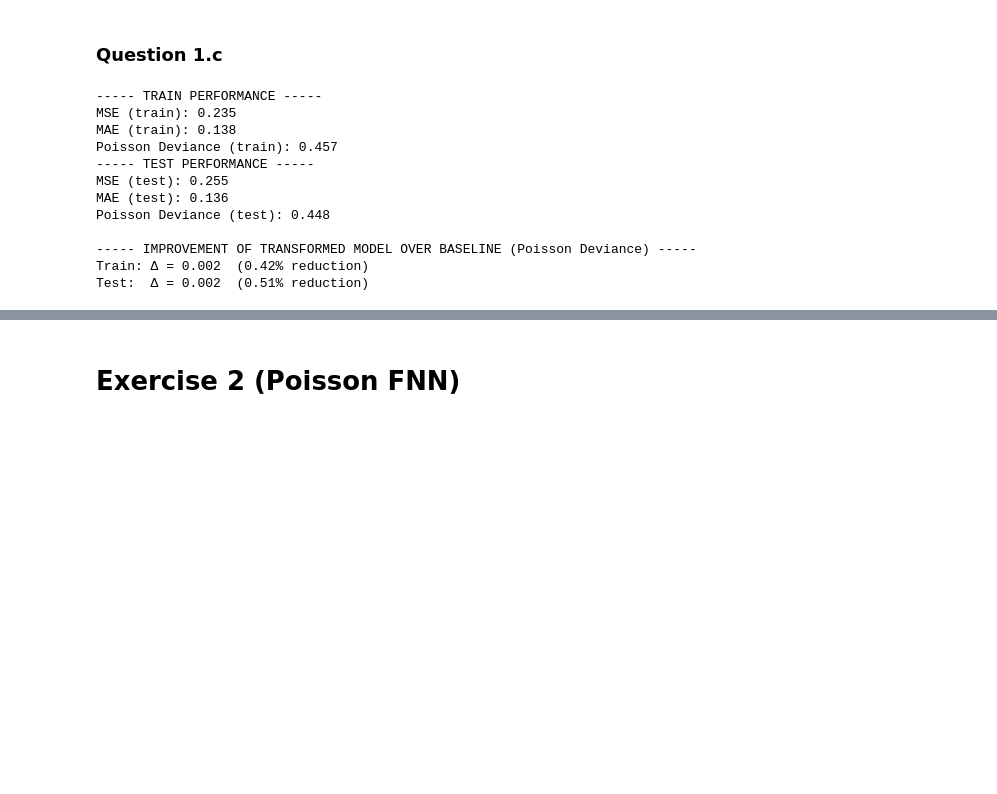
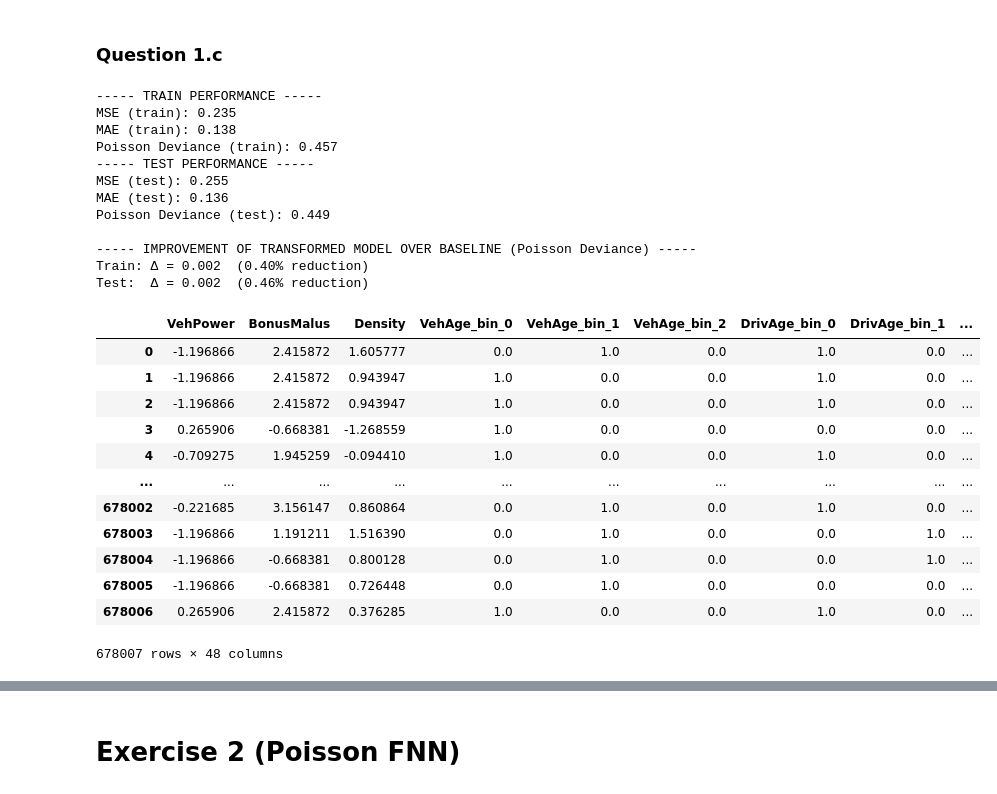
Before and after one commit to njohnson433/Machine-Learning-in-Finance-Insurance-HS25, a Jupyter notebook: project_4/template4.ipynb, the cells around one changed output, grey strips where cells are left out. Drawn from its saved outputs; the diff is of its cells as text; code cells hidden in the pictures; blank space fills up the shorter version.

```diff
--- a/project_4/template4.ipynb
+++ b/project_4/template4.ipynb
@@ -204,7 +204,7 @@ X_full = X_full.copy()
 # VehAge: 3 bins, quantile, one-hot
 kbins_veh = KBinsDiscretizer(
     n_bins=3,
-    strategy="quantile",
+    strategy="kmeans",
     encode="onehot",
     quantile_method="averaged_inverted_cdf"
 )
@@ -216,7 +216,7 @@ veh_df = pd.DataFrame(veh_binned, columns=veh_cols, index=X_full.index)
 # DrivAge: 7 bins, quantile, one-hot
 kbins_driv = KBinsDiscretizer(
     n_bins=7,
-    strategy="quantile",
+    strategy="kmeans",
     encode="onehot",
     quantile_method="averaged_inverted_cdf"
 )
@@ -238,7 +238,14 @@ X_full["BonusMalus"] = np.log1p(X_full["BonusMalus"])
 # %%
 # extract numerical and categorical features again after the data has been transformed
 categorical_features = X_full.select_dtypes(include=['object', 'category']).columns.tolist()
-numerical_features = X_full.drop(columns=categorical_features).columns.tolist()
+
+categorical_features
+
+continuous_features = [
+    "Density",
+    "BonusMalus",
+    "VehPower"
+]
 # %% [markdown]
 ### Question 1.c
 # %%
@@ -250,7 +257,7 @@ X_encoded = pd.get_dummies(X_full, columns=categorical_features, drop_first=Fals
 
 # Standardize numeric columns on full data
 X_scaler = StandardScaler()
-X_encoded[numerical_features] = X_scaler.fit_transform(X_encoded[numerical_features])
+X_encoded[continuous_features] = X_scaler.fit_transform(X_encoded[continuous_features])
 
 # Train-test split, taking the same train and test idx as for 1a)
 x_train = X_encoded.loc[train_idx]
@@ -260,12 +267,12 @@ y_test = y_full.loc[test_idx]
 
 # Train a Poisson GLM
 # You can use sklearn.linear_model.Poisson_Regressor
-p_glm = PoissonRegressor(alpha=0)
+p_glm_trans = PoissonRegressor(alpha=0)
 
-p_glm.fit(x_train, y_train['ClaimFrequency'], sample_weight=y_train['Exposure'])
+p_glm_trans.fit(x_train, y_train['ClaimFrequency'], sample_weight=y_train['Exposure'])
 
-y_pred_train_trans = p_glm.predict(x_train)
-y_pred_test_trans = p_glm.predict(x_test)
+y_pred_train_trans = p_glm_trans.predict(x_train)
+y_pred_test_trans = p_glm_trans.predict(x_test)
 
 # Ignore non-positive predictions, as they are invalid for
 # the Poisson deviance.
@@ -318,33 +325,49 @@ poiss_test_base = mean_poisson_deviance(
 )
 
 poiss_train_trans = mean_poisson_deviance(
     y_train["ClaimFrequency"], y_pred_train_trans[mask_train_trans], sample_weight=y_train["Exposure"]
 )
 poiss_test_trans = mean_poisson_deviance(
     y_test["ClaimFrequency"], y_pred_test_trans[mask_test_trans], sample_weight=y_test["Exposure"]
 )
 
 # ABSOLUTE improvements (baseline - transformed)
 impr_train_abs = poiss_train_base - poiss_train_trans
 impr_test_abs  = poiss_test_base - poiss_test_trans
 
 # RELATIVE improvements (percentage reduction in loss)
 impr_train_pct = impr_train_abs / poiss_train_base * 100
 impr_test_pct  = impr_test_abs / poiss_test_base * 100
 
 print("\n----- IMPROVEMENT OF TRANSFORMED MODEL OVER BASELINE (Poisson Deviance) -----")
 print("Train: Δ = %.3f  (%.2f%% reduction)" % (impr_train_abs, impr_train_pct))
 print("Test:  Δ = %.3f  (%.2f%% reduction)" % (impr_test_abs, impr_test_pct))
+
+
+X_encoded
 # %% [output]
 ----- TRAIN PERFORMANCE -----
 MSE (train): 0.235
 MAE (train): 0.138
 Poisson Deviance (train): 0.457
 ----- TEST PERFORMANCE -----
 MSE (test): 0.255
 MAE (test): 0.136
-Poisson Deviance (test): 0.448
+Poisson Deviance (test): 0.449
 
 ----- IMPROVEMENT OF TRANSFORMED MODEL OVER BASELINE (Poisson Deviance) -----
-Train: Δ = 0.002  (0.42% reduction)
-Test:  Δ = 0.002  (0.51% reduction)
+Train: Δ = 0.002  (0.40% reduction)
+Test:  Δ = 0.002  (0.46% reduction)
+|  | VehPower | BonusMalus | Density | VehAge_bin_0 | VehAge_bin_1 | VehAge_bin_2 | DrivAge_bin_0 | DrivAge_bin_1 | ... |
+| 0 | -1.196866 | 2.415872 | 1.605777 | 0.0 | 1.0 | 0.0 | 1.0 | 0.0 | ... |
+| 1 | -1.196866 | 2.415872 | 0.943947 | 1.0 | 0.0 | 0.0 | 1.0 | 0.0 | ... |
+| 2 | -1.196866 | 2.415872 | 0.943947 | 1.0 | 0.0 | 0.0 | 1.0 | 0.0 | ... |
+| 3 | 0.265906 | -0.668381 | -1.268559 | 1.0 | 0.0 | 0.0 | 0.0 | 0.0 | ... |
+| 4 | -0.709275 | 1.945259 | -0.094410 | 1.0 | 0.0 | 0.0 | 1.0 | 0.0 | ... |
+| ... | ... | ... | ... | ... | ... | ... | ... | ... | ... |
+| 678002 | -0.221685 | 3.156147 | 0.860864 | 0.0 | 1.0 | 0.0 | 1.0 | 0.0 | ... |
+| 678003 | -1.196866 | 1.191211 | 1.516390 | 0.0 | 1.0 | 0.0 | 0.0 | 1.0 | ... |
+| 678004 | -1.196866 | -0.668381 | 0.800128 | 0.0 | 1.0 | 0.0 | 0.0 | 1.0 | ... |
+| 678005 | -1.196866 | -0.668381 | 0.726448 | 0.0 | 1.0 | 0.0 | 0.0 | 0.0 | ... |
+| 678006 | 0.265906 | 2.415872 | 0.376285 | 1.0 | 0.0 | 0.0 | 1.0 | 0.0 | ... |
+678007 rows × 48 columns
```
Also changed, not shown: parts of 4 cells of this notebook, 1 other file.
